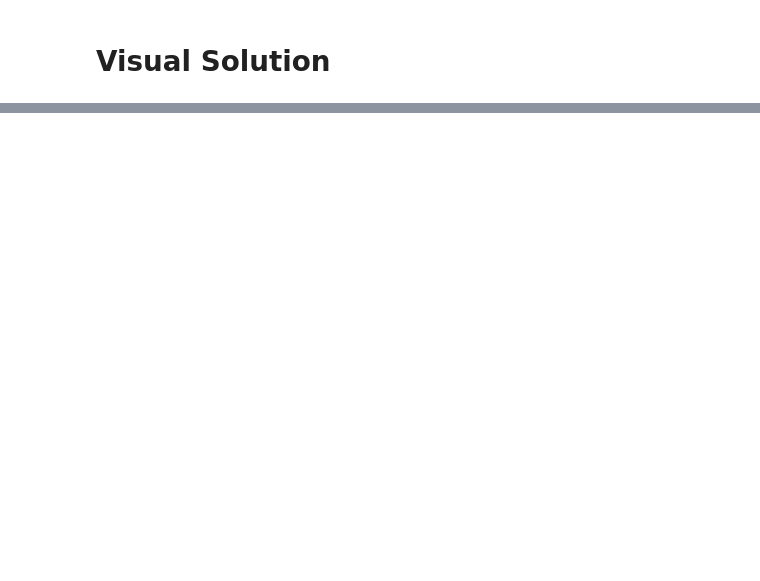
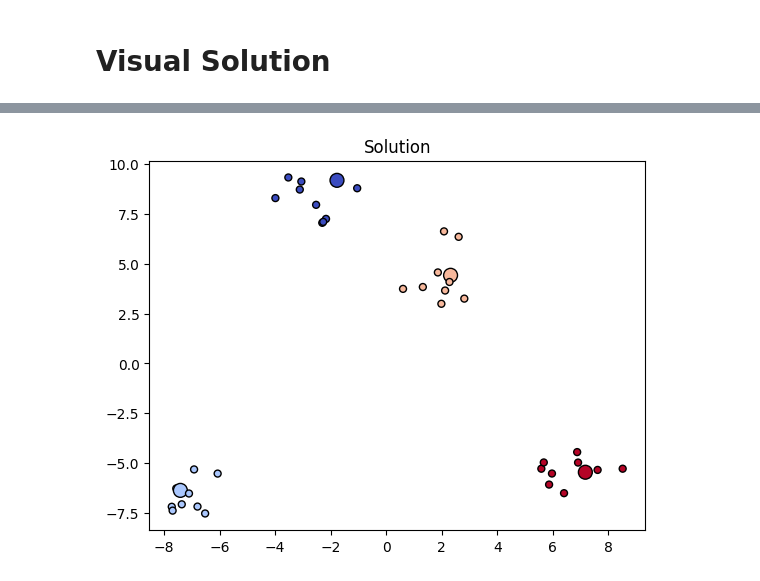
Before and after one commit to TheTree27/kmsr-poc, a Jupyter notebook: poc.ipynb, the cells around one changed output, grey strips where cells are left out. Cells and saved outputs as stored; diff of their text form; code cells hidden in the pictures; blank space fills up the shorter version.

```diff
--- a/poc.ipynb
+++ b/poc.ipynb
@@ -159,0 +181,17 @@ plt.show()
+# %%
+mm = gp.Model("modified_kmsr")
+# variable
+my = mm.addVars(len(points), len(points), vtype=GRB.BINARY, name="Y")
+# objective:
+mm.setObjective(gp.quicksum([my[i, j] * radii[i][j] for i in range(len(radii)) for j in range(len(radii[i]))]),  GRB.MINIMIZE)
+# constraints:
+
+# every point is covered by atleast one center/radius y_ij
+for n in range(len(points)):
+        mm.addConstr(gp.quicksum([my[i, j] for j in range(len(radii)) for i in range (len(radii)) if radii[i][j] >= dist.euclidean(points[n], points[i])]) >= 1, "every_point_covered")
+# up to k centers open in total (not per row of y, so we don't get the sum of 10 different solutions)
+mm.addConstr(gp.quicksum([my[i, j] for i in range (len(radii)) for j in range(len(radii[i]))]) <= k, "select_up_to_k_centers")
+# this means we need a constraint that the number of centers can't be 0
+mm.addConstr(gp.quicksum([my[i, j] for i in range (len(radii)) for j in range(len(radii[i]))]) >= 1, "select_more_than_0_centers")
+# do the thing
+mm.optimize()
@@ -159,0 +216,7 @@ plt.show()
+# %%
+final_centers = [points[i] for i in range(len(points)) for j in range(len(points)) if my[i, j].x == 1]
+final_radii = [radii[i][j] for i in range(len(radii)) for j in range(len(radii[i])) if my[i, j].x == 1]
+
+print("Optimal centers:")
+for i in range(len(final_centers)):
+    print(f"Center {i} at point {final_centers[i]} with radius {final_radii[i]}")
@@ -159,0 +229,8 @@ plt.show()
+# %%
+# centers are enlarged
+plt.title("Solution")
+sizes = [100 if tuple(point) in map(tuple, final_centers) else 25 for point in points]
+plt.scatter(points[:, 0], points[:, 1], marker='o', c=cluster_membership, s=sizes, edgecolor="k", cmap="coolwarm")
+plt.show()
+# %% [output]
+[figure, added]
```
Also changed, not shown: parts of 11 cells of this notebook.
